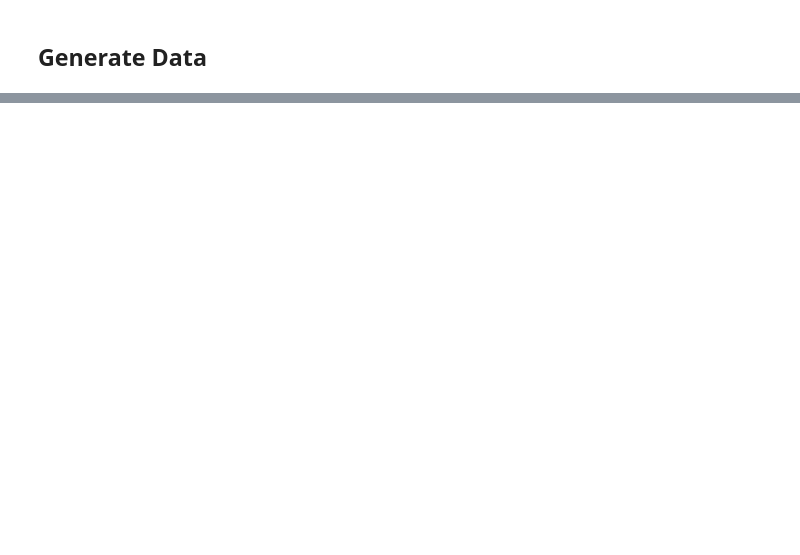
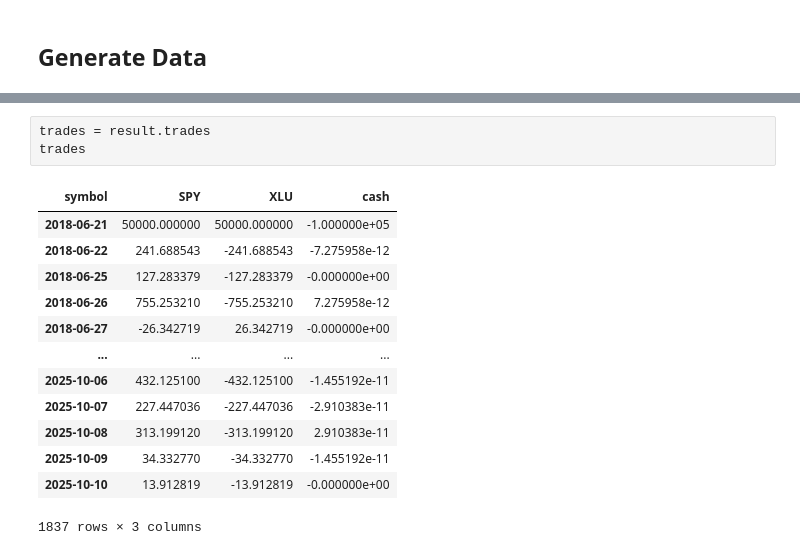
Before and after one commit to humblFINANCE/humblDATA, a Jupyter notebook: notebooks/investos/humbl_channel_simple_backtest.ipynb, the cells around one changed output, grey strips where cells are left out. Cells and saved outputs as stored; diff of their text form; blank space fills up the shorter version.

```diff
--- a/notebooks/investos/humbl_channel_simple_backtest.ipynb
+++ b/notebooks/investos/humbl_channel_simple_backtest.ipynb
@@ -142,0 +211,17 @@ The autoreload extension is already loaded. To reload it, use:
+# %%
+trades = result.trades
+trades
+# %% [output]
+| symbol | SPY | XLU | cash |
+| 2018-06-21 | 50000.000000 | 50000.000000 | -1.000000e+05 |
+| 2018-06-22 | 241.688543 | -241.688543 | -7.275958e-12 |
+| 2018-06-25 | 127.283379 | -127.283379 | -0.000000e+00 |
+| 2018-06-26 | 755.253210 | -755.253210 | 7.275958e-12 |
+| 2018-06-27 | -26.342719 | 26.342719 | -0.000000e+00 |
+| ... | ... | ... | ... |
+| 2025-10-06 | 432.125100 | -432.125100 | -1.455192e-11 |
+| 2025-10-07 | 227.447036 | -227.447036 | -2.910383e-11 |
+| 2025-10-08 | 313.199120 | -313.199120 | 2.910383e-11 |
+| 2025-10-09 | 34.332770 | -34.332770 | -1.455192e-11 |
+| 2025-10-10 | 13.912819 | -13.912819 | -0.000000e+00 |
+1837 rows × 3 columns
```
Also changed, not shown: parts of 11 cells of this notebook, 2 other files.
